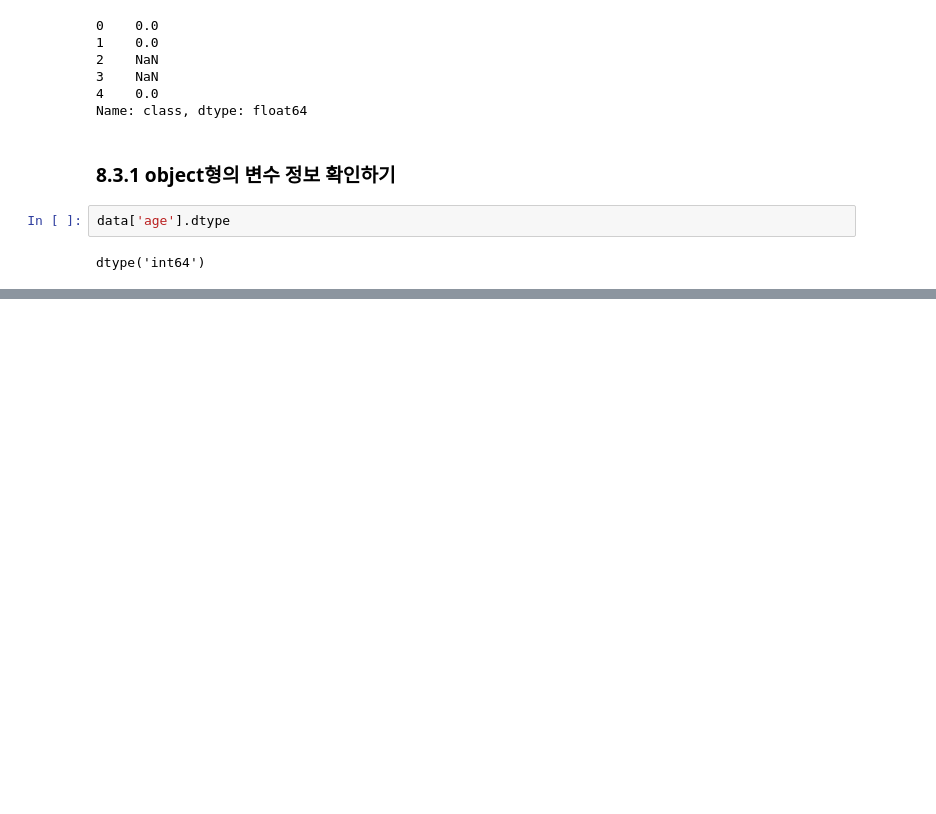
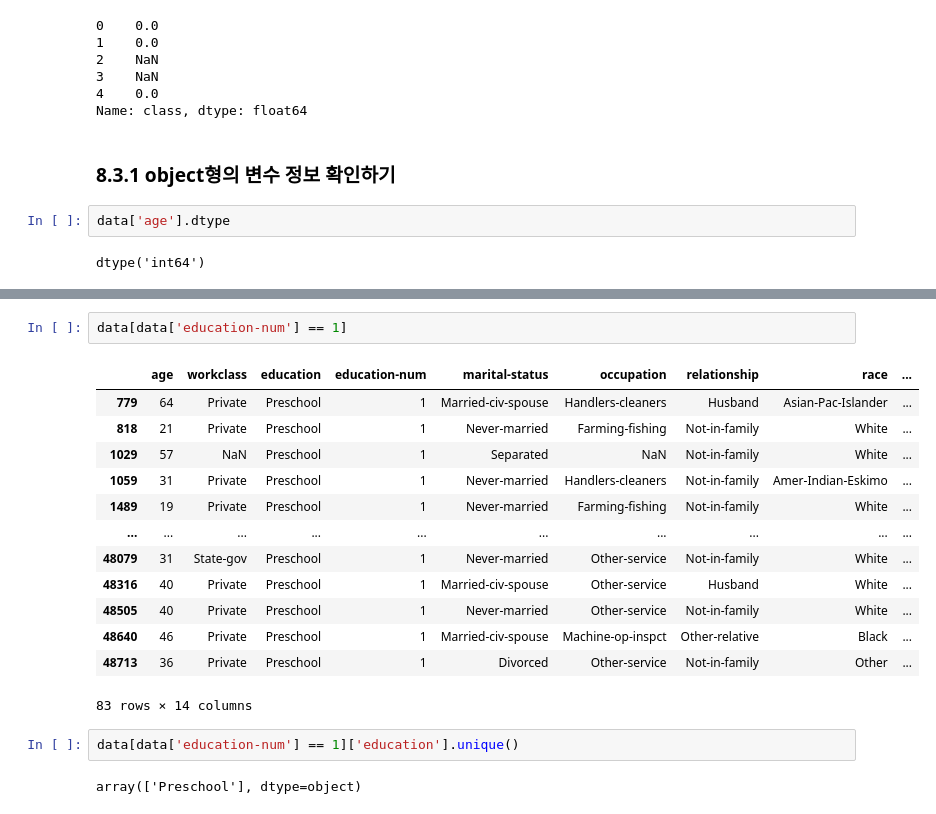
Before and after one commit to SangHui48/data_study, a Jupyter notebook: dasa_note/08_Decision Tree.ipynb, the cells around one changed output, grey strips where cells are left out. Drawn from its saved outputs; the diff is of its cells as text; blank space fills up the shorter version.

```diff
--- a/dasa_note/08_Decision Tree.ipynb
+++ b/dasa_note/08_Decision Tree.ipynb
@@ -105,0 +204,20 @@ dtype('int64')
+# %%
+data[data['education-num'] == 1]
+# %% [output]
+|  | age | workclass | education | education-num | marital-status | occupation | relationship | race | ... |
+| 779 | 64 | Private | Preschool | 1 | Married-civ-spouse | Handlers-cleaners | Husband | Asian-Pac-Islander | ... |
+| 818 | 21 | Private | Preschool | 1 | Never-married | Farming-fishing | Not-in-family | White | ... |
+| 1029 | 57 | NaN | Preschool | 1 | Separated | NaN | Not-in-family | White | ... |
+| 1059 | 31 | Private | Preschool | 1 | Never-married | Handlers-cleaners | Not-in-family | Amer-Indian-Eskimo | ... |
+| 1489 | 19 | Private | Preschool | 1 | Never-married | Farming-fishing | Not-in-family | White | ... |
+| ... | ... | ... | ... | ... | ... | ... | ... | ... | ... |
+| 48079 | 31 | State-gov | Preschool | 1 | Never-married | Other-service | Not-in-family | White | ... |
+| 48316 | 40 | Private | Preschool | 1 | Married-civ-spouse | Other-service | Husband | White | ... |
+| 48505 | 40 | Private | Preschool | 1 | Never-married | Other-service | Not-in-family | White | ... |
+| 48640 | 46 | Private | Preschool | 1 | Married-civ-spouse | Machine-op-inspct | Other-relative | Black | ... |
+| 48713 | 36 | Private | Preschool | 1 | Divorced | Other-service | Not-in-family | Other | ... |
+83 rows × 14 columns
+# %%
+data[data['education-num'] == 1]['education'].unique()
+# %% [output]
+array(['Preschool'], dtype=object)
```
Also changed, not shown: parts of 44 cells of this notebook.
